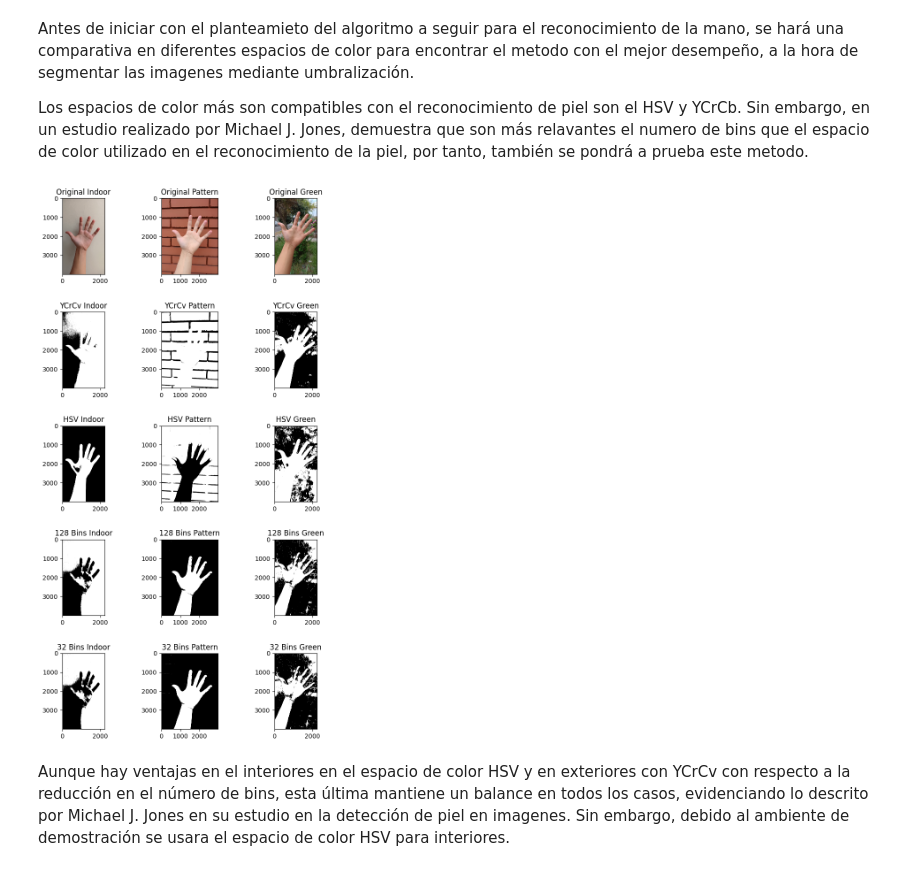
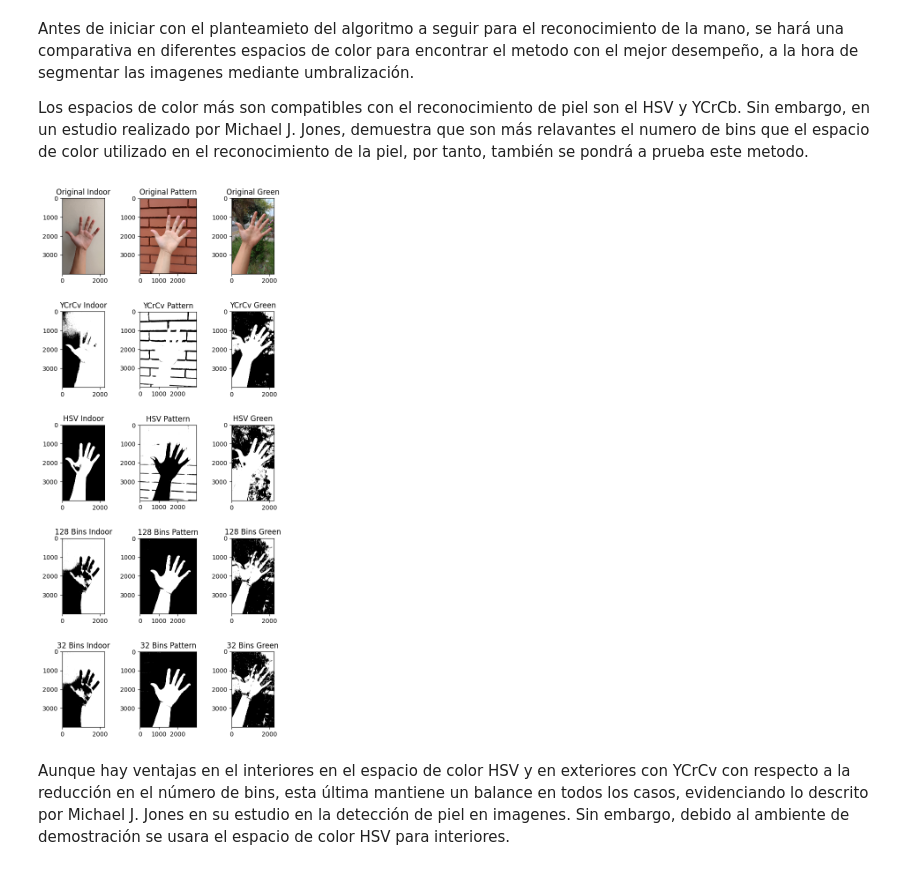
Before and after one commit to KouzouAkizuki/Tecnicas-de-IA---2024-I, a Jupyter notebook: Proyecto/Avance_1, Oscar Riveros, Yovany Vargas/Proyecto_TIA.ipynb, the cells around one changed output. Saved outputs shown, nothing was run; the diff lists cells and outputs as text; code cells hidden in the pictures.

```diff
--- a/Proyecto/Avance_1, Oscar Riveros, Yovany Vargas/Proyecto_TIA.ipynb
+++ b/Proyecto/Avance_1, Oscar Riveros, Yovany Vargas/Proyecto_TIA.ipynb
@@ -61,35 +61,35 @@ Manos_HSV = [HSV(Indoor_P), HSV(Pattern_P), HSV(Green_P)]
 bins_0 = 128
 Manos_128bins = [lessBins(Indoor_P, bins_0), lessBins(Pattern_P, bins_0), lessBins(Green_P, bins_0)]
 bins_1 = 16
 Manos_64bins = [lessBins(Indoor_P, bins_1), lessBins(Pattern_P, bins_1), lessBins(Green_P, bins_1)]
 
 res = [Manos_YCrCb, Manos_HSV, Manos_128bins, Manos_64bins]
 title1 = ['YCrCv ', 'HSV ', '128 Bins ', '32 Bins ']
 title2 = ['Indoor', 'Pattern', 'Green']
 
 plt.figure(1)
 plt.subplot(5,3,1), plt.imshow(Original_P[0]), plt.title('Original ' + title2[0])
 plt.subplot(5,3,2), plt.imshow(Original_P[1]), plt.title('Original ' + title2[1])
 plt.subplot(5,3,3), plt.imshow(Original_P[2]), plt.title('Original ' + title2[2])
 bins = 256
 c = 0
 for i in range(4):
     for j in range(3):
         if i == 2:
             bins = bins_0
         elif i == 3:
             bins = bins_1
         #Se suavisa el histograma para eliminar minimos locales
         blur = cv2.GaussianBlur(res[i][j], (3,3), 0)
         img = cv2.cvtColor(blur, cv2.COLOR_BGR2GRAY)
         #La mano será un máximo global, para garantizar su aparición se usa umbral binario
         tre, otsu = cv2.threshold(img,0,bins-1,cv2.THRESH_BINARY + cv2.THRESH_OTSU)
         plt.subplot(5,3,c+4), plt.imshow(otsu, cmap=plt.cm.gray), plt.title(title1[i] + title2[j])
         c += 1
-plt.subplots_adjust(top=3, bottom=0.5, left=0.0, right=1.0, hspace=0.5, wspace=0.5)
+plt.subplots_adjust(top=3, bottom=0.5, left=0.0, right=0.8, hspace=0.5, wspace=0.5)
 plt.show()
 # %% [output]
-[figure, old version]
+[figure, new version]
 # %% [markdown]
 Aunque hay ventajas en el interiores en el espacio de color HSV y en exteriores con YCrCv con respecto a la reducción en el número de bins, esta última mantiene un balance en todos los casos, evidenciando lo descrito por Michael J. Jones en su estudio en la detección de piel en imagenes. Sin embargo, debido al ambiente de demostración se usara el espacio de color HSV para interiores.
 # %%
```
Also changed, not shown: parts of 2 cells of this notebook, 1 other file.
